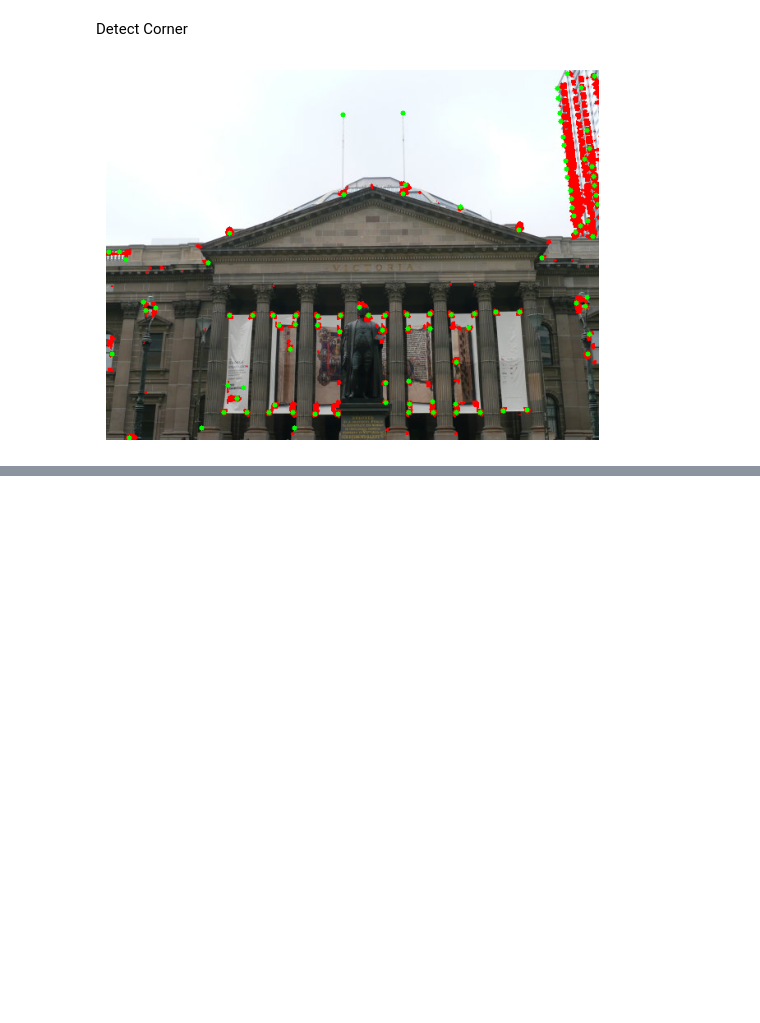
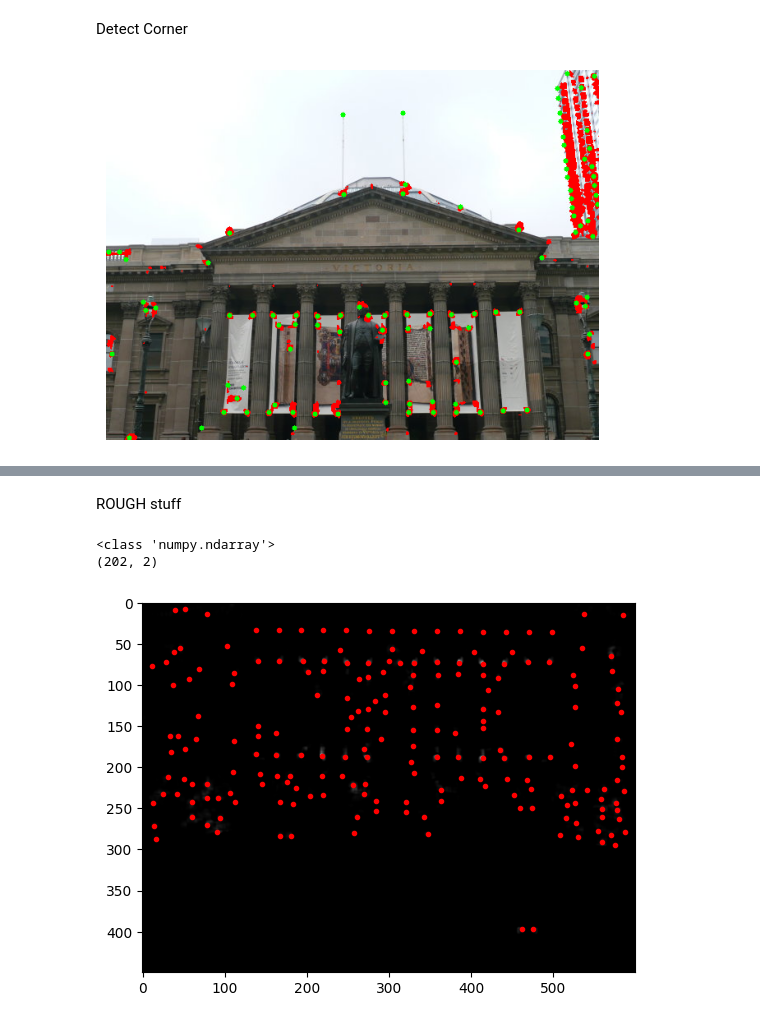
Before and after one commit to neehalsharrma/RBE549-S25-S01, a Jupyter notebook: hw1-myautopano/Phase1/Code/feature_generator.ipynb, the cells around one changed output, grey strips where cells are left out. Drawn from its saved outputs; the diff is of its cells as text; code cells hidden in the pictures; blank space fills up the shorter version.

```diff
--- a/hw1-myautopano/Phase1/Code/feature_generator.ipynb
+++ b/hw1-myautopano/Phase1/Code/feature_generator.ipynb
@@ -107,0 +189,20 @@ TypeError: select_top() missing 1 required positional argument: 'coords'
+# %%
+img1= cv2.imread(image_path)
+img2= cv2.imread(image_path2)
+
+gray1 = cv2.cvtColor(img1, cv2.COLOR_BGR2GRAY)
+gray2 = cv2.cvtColor(img2, cv2.COLOR_BGR2GRAY)
+probab_corner1= cv2.cornerHarris(gray1,7,11,0.04)
+probab_corner2= cv2.cornerHarris(gray2,7,11,0.04)
+
+threshold= 0.01*probab_corner.max()
+probab_corner1= np.where(probab_corner1>threshold, probab_corner1, 0)
+local_maximas1= peak_local_max(probab_corner1, min_distance=7)
+probab_corner2= np.where(probab_corner2>threshold, probab_corner2, 0)
+local_maximas2= peak_local_max(probab_corner2, min_distance=7)
+
+img1_top_n= select_top(80,local_maximas1)
+img2_top_n= select_top(80, local_maximas2)
+
+img1_features= stack_features(gray1, img1_top_n)
+img2_features= stack_features(gray2, img2_top_n)
@@ -107,0 +545,14 @@ TypeError: select_top() missing 1 required positional argument: 'coords'
+# %% [markdown]
+ROUGH stuff
+# %%
+# Visualising corners of image2
+# Visualising local maxima points
+print(type(local_maximas2))
+print(local_maximas2.shape)
+plt.imshow(probab_corner2, cmap='gray')
+plt.plot(local_maximas2[:, 1], local_maximas2[:, 0], 'r.')
+plt.show()
+# %% [output]
+<class 'numpy.ndarray'>
+(202, 2)
+[figure, added]
```
Also changed, not shown: parts of 27 cells of this notebook.
